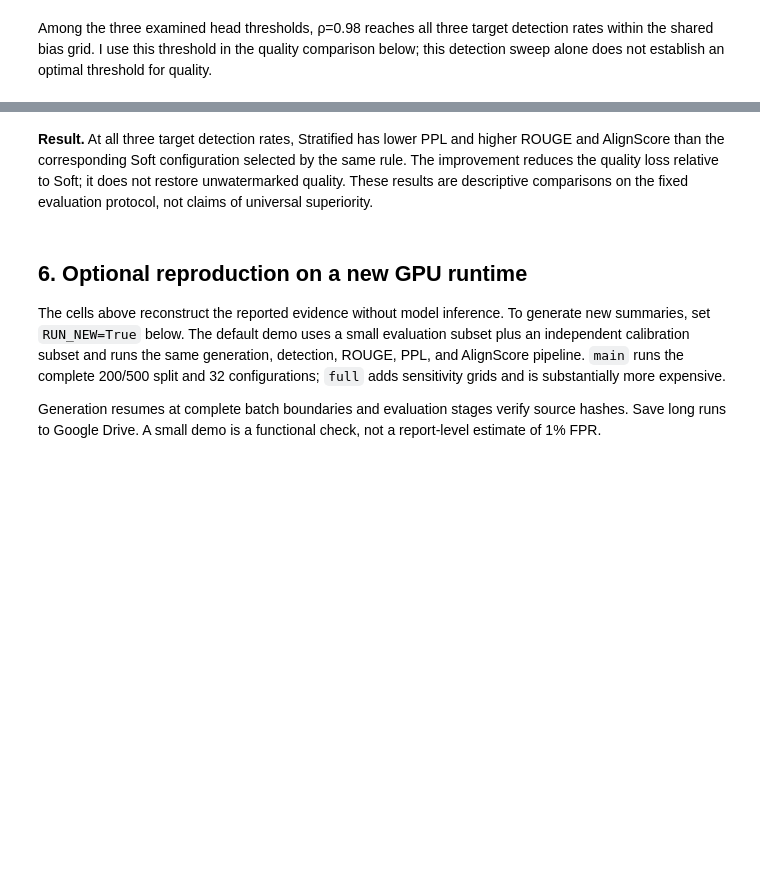
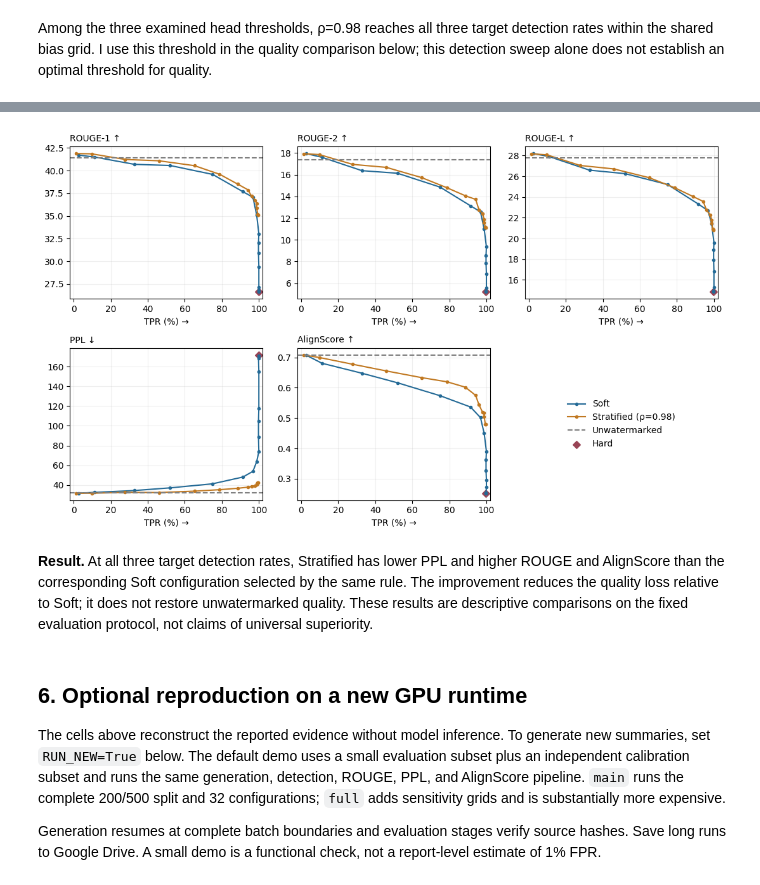
Before and after one commit to Lilaizhen/stratified-watermarking-summarization, a Jupyter notebook: Watermark_Analysis.ipynb, the cells around one changed output, grey strips where cells are left out. Saved outputs shown, nothing was run; the diff lists cells and outputs as text; code cells hidden in the pictures; blank space fills up the shorter version.

```diff
--- a/Watermark_Analysis.ipynb
+++ b/Watermark_Analysis.ipynb
@@ -200,0 +247,14 @@ Among the three examined head thresholds, ρ=0.98 reaches all three target detec
+# %%
+# Build the report comparison, including Unwatermarked and Hard references.
+comparison = pd.concat([metrics.set_index("name").loc[["nw", "hard"]].reset_index().assign(target=float("nan")), targets], ignore_index=True)
+comparison = comparison[["target", "method", "delta", "tpr", "ppl", "rouge1_fmeasure", "rouge2_fmeasure", "rougeL_fmeasure", "alignscore_nli_sp"]].copy()
+comparison["method"] = comparison["method"].map({"none": "Unwatermarked", "hard_ow": "Hard", "kgw": "Soft", "headmass": "Stratified"})
+comparison["target"] = comparison["target"].map(lambda value: "—" if pd.isna(value) else f"≥ {100*value:.0f}%")
+comparison["tpr"] *= 100
+comparison["ppl_change"] = comparison["ppl"] - nw["ppl"]
+comparison.loc[comparison.method == "Unwatermarked", "ppl_change"] = float("nan")
+comparison = comparison.rename(columns={"target": "Target TPR", "method": "Method", "delta": "δ", "tpr": "TPR (%) ↑", "ppl": "PPL ↓", "ppl_change": "PPL − baseline", "rouge1_fmeasure": "ROUGE-1 ↑", "rouge2_fmeasure": "ROUGE-2 ↑", "rougeL_fmeasure": "ROUGE-L ↑", "alignscore_nli_sp": "AlignScore ↑"})
+comparison = comparison[["Target TPR", "Method", "δ", "TPR (%) ↑", "PPL ↓", "PPL − baseline", "ROUGE-1 ↑", "ROUGE-2 ↑", "ROUGE-L ↑", "AlignScore ↑"]]
+display(comparison.style.hide(axis="index").format({
+    "δ": "{:g}", "TPR (%) ↑": "{:.1f}", "PPL ↓": "{:.2f}", "PPL − baseline": "{:+.2f}",
+    "ROUGE-1 ↑": "{:.2f}", "ROUGE-2 ↑": "{:.2f}", "ROUGE-L ↑": "{:.2f}", "AlignScore ↑": "{:.2f}"}, na_rep="—"))
@@ -201,27 +271,26 @@ Among the three examined head thresholds, ρ=0.98 reaches all three target detec
 # %%
-display(targets[["target", "method", "name", "delta", "tpr", "ppl",
-                 "rouge1_fmeasure", "rouge2_fmeasure", "rougeL_fmeasure", "alignscore_nli_sp"]])
-
 # Plot all measured bias settings, not only configurations selected for the table.
 stratified = metrics[(metrics.method == "headmass") & metrics.gamma.eq(.5)
                      & metrics.rho.eq(.98)].sort_values("delta")
 quality_metrics = [("rouge1_fmeasure", "ROUGE-1 ↑"), ("rouge2_fmeasure", "ROUGE-2 ↑"),
                    ("rougeL_fmeasure", "ROUGE-L ↑"), ("ppl", "PPL ↓"),
                    ("alignscore_nli_sp", "AlignScore ↑")]
 fig, axes = plt.subplots(2, 3, figsize=(11, 6.5))
 for ax, (metric, label) in zip(axes.flat, quality_metrics):
     for data, name, color in [(soft, "Soft", "#246a96"),
                               (stratified, "Stratified (ρ=0.98)", "#c07821")]:
         ax.plot(100 * data.tpr, data[metric], "o-", color=color, label=name, markersize=3)
     ax.axhline(nw[metric], color="gray", linestyle="--", label="Unwatermarked")
     ax.scatter([100 * hard.tpr], [hard[metric]], color="#994455", marker="D", label="Hard")
     ax.set(xlabel="TPR (%) →", xlim=(-2, 102))
     ax.set_title(label, loc="left", fontsize=10)
     ax.grid(alpha=.2)
 axes.flat[-1].axis("off")
 axes.flat[-1].legend(*axes.flat[0].get_legend_handles_labels(), loc="center", frameon=False)
 fig.tight_layout()
 plt.show()
+# %% [output]
+[figure, added]
 # %% [markdown]
 **Result.** At all three target detection rates, Stratified has lower PPL and higher ROUGE and AlignScore than the corresponding Soft configuration selected by the same rule. The improvement reduces the quality loss relative to Soft; it does not restore unwatermarked quality. These results are descriptive comparisons on the fixed evaluation protocol, not claims of universal superiority.
 # %% [markdown]
```
Also changed, not shown: parts of 26 cells of this notebook.
